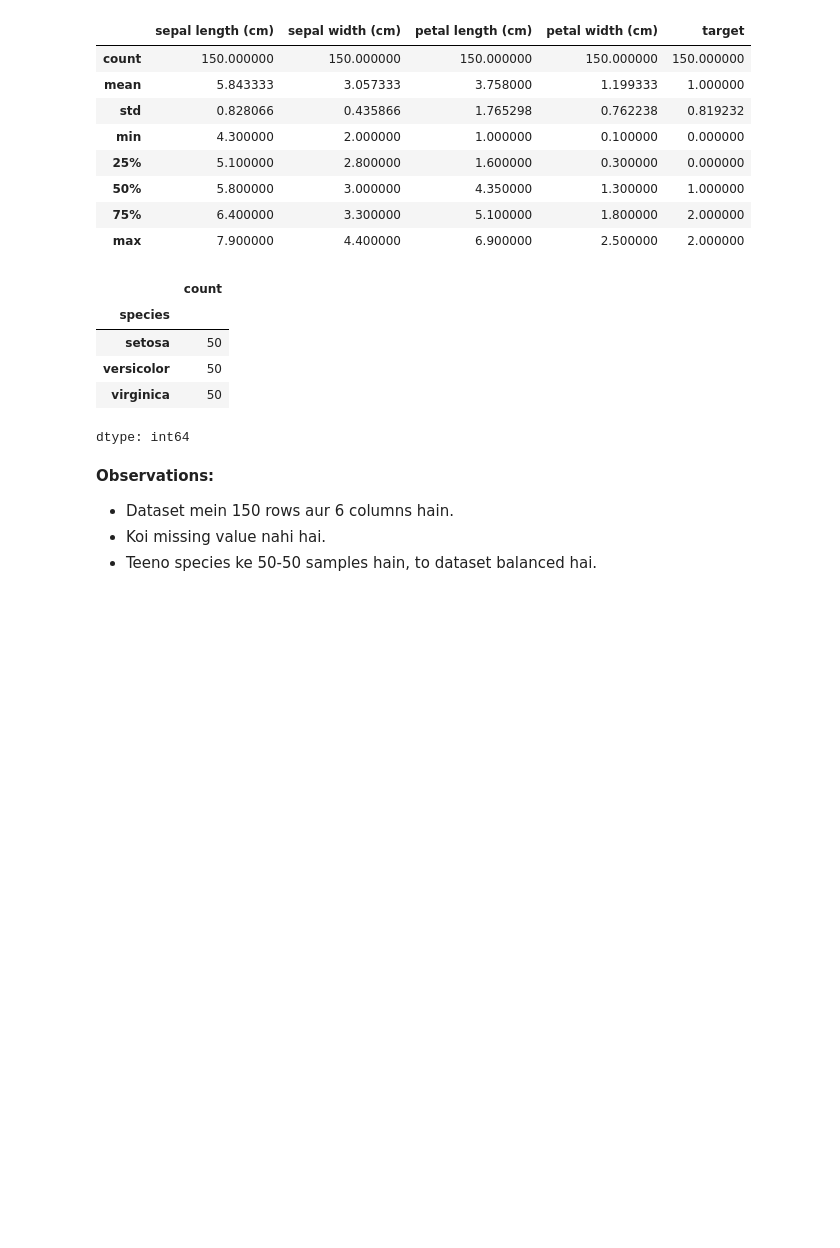
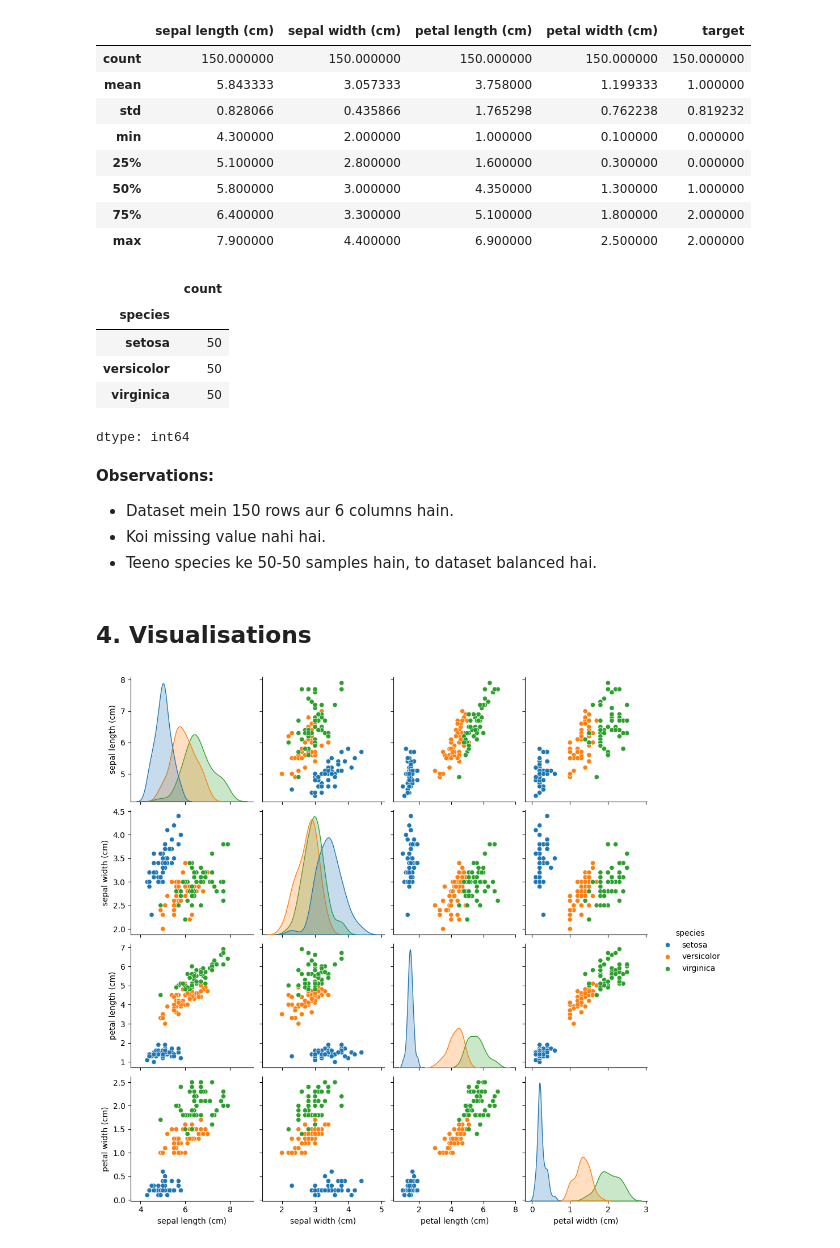
Before and after one commit to akshad07-0/OIBSIP, a Jupyter notebook: DataScience-Task1-IrisClassification/Task1_Iris_Classification.ipynb, the cells around one changed output. Cells and saved outputs as stored; diff of their text form; code cells hidden in the pictures; blank space fills up the shorter version.

```diff
--- a/DataScience-Task1-IrisClassification/Task1_Iris_Classification.ipynb
+++ b/DataScience-Task1-IrisClassification/Task1_Iris_Classification.ipynb
@@ -86,3 +86,11 @@ dtype: int64
 - Dataset mein 150 rows aur 6 columns hain.
 - Koi missing value nahi hai.
 - Teeno species ke 50-50 samples hain, to dataset balanced hai.
+# %% [markdown]
+## 4. Visualisations
+# %%
+# Sab features ka ek doosre ke saath scatter plot, species ke rang mein
+sns.pairplot(df.drop(columns='target'), hue='species')
+plt.show()
+# %% [output]
+[figure, added]
```
Also changed, not shown: parts of 3 cells of this notebook.
